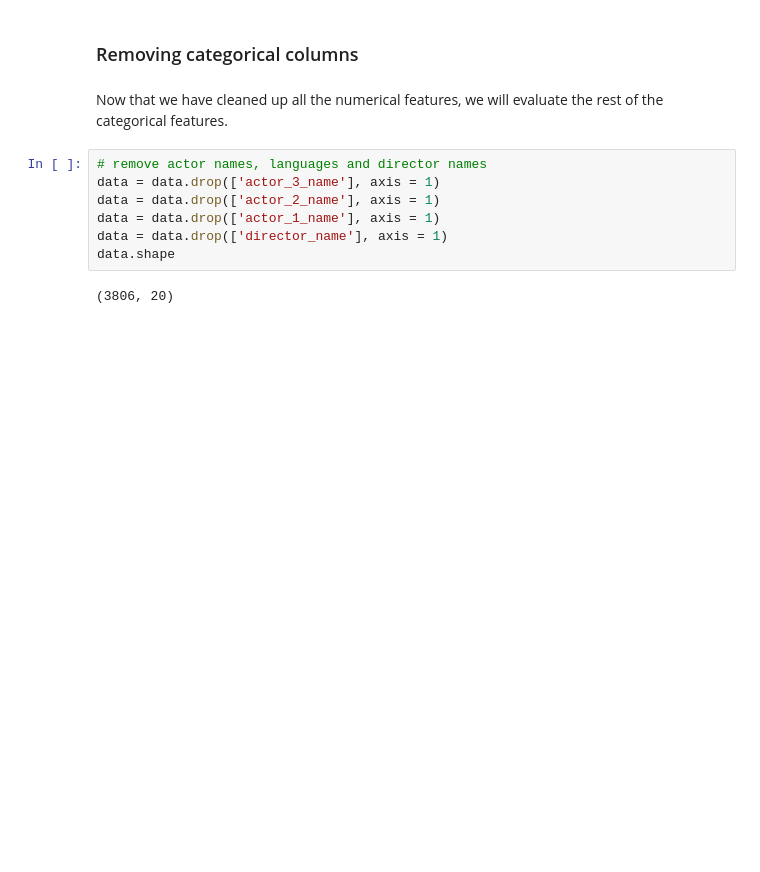
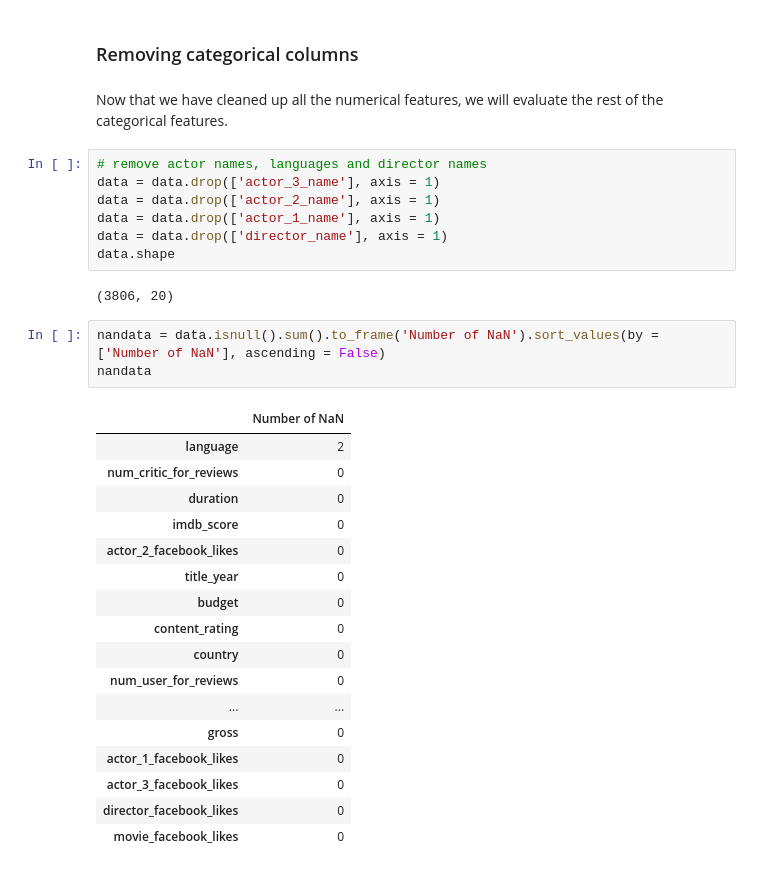
Before and after one commit to wchung42/ml-final-project, a Jupyter notebook: ml_final_project_imdb_movies.ipynb, the cells around one changed output. Drawn from its saved outputs; the diff is of its cells as text; blank space fills up the shorter version.

```diff
--- a/ml_final_project_imdb_movies.ipynb
+++ b/ml_final_project_imdb_movies.ipynb
@@ -372,3 +363,24 @@ data = data.drop(['director_name'], axis = 1)
 data.shape
 # %% [output]
 (3806, 20)
+# %%
+nandata = data.isnull().sum().to_frame('Number of NaN').sort_values(by = ['Number of NaN'], ascending = False)
+nandata
+# %% [output]
+|  | Number of NaN |
+| language | 2 |
+| num_critic_for_reviews | 0 |
+| duration | 0 |
+| imdb_score | 0 |
+| actor_2_facebook_likes | 0 |
+| title_year | 0 |
+| budget | 0 |
+| content_rating | 0 |
+| country | 0 |
+| num_user_for_reviews | 0 |
+| ... | ... |
+| gross | 0 |
+| actor_1_facebook_likes | 0 |
+| actor_3_facebook_likes | 0 |
+| director_facebook_likes | 0 |
+| movie_facebook_likes | 0 |
```
Also changed, not shown: parts of 17 cells of this notebook.
